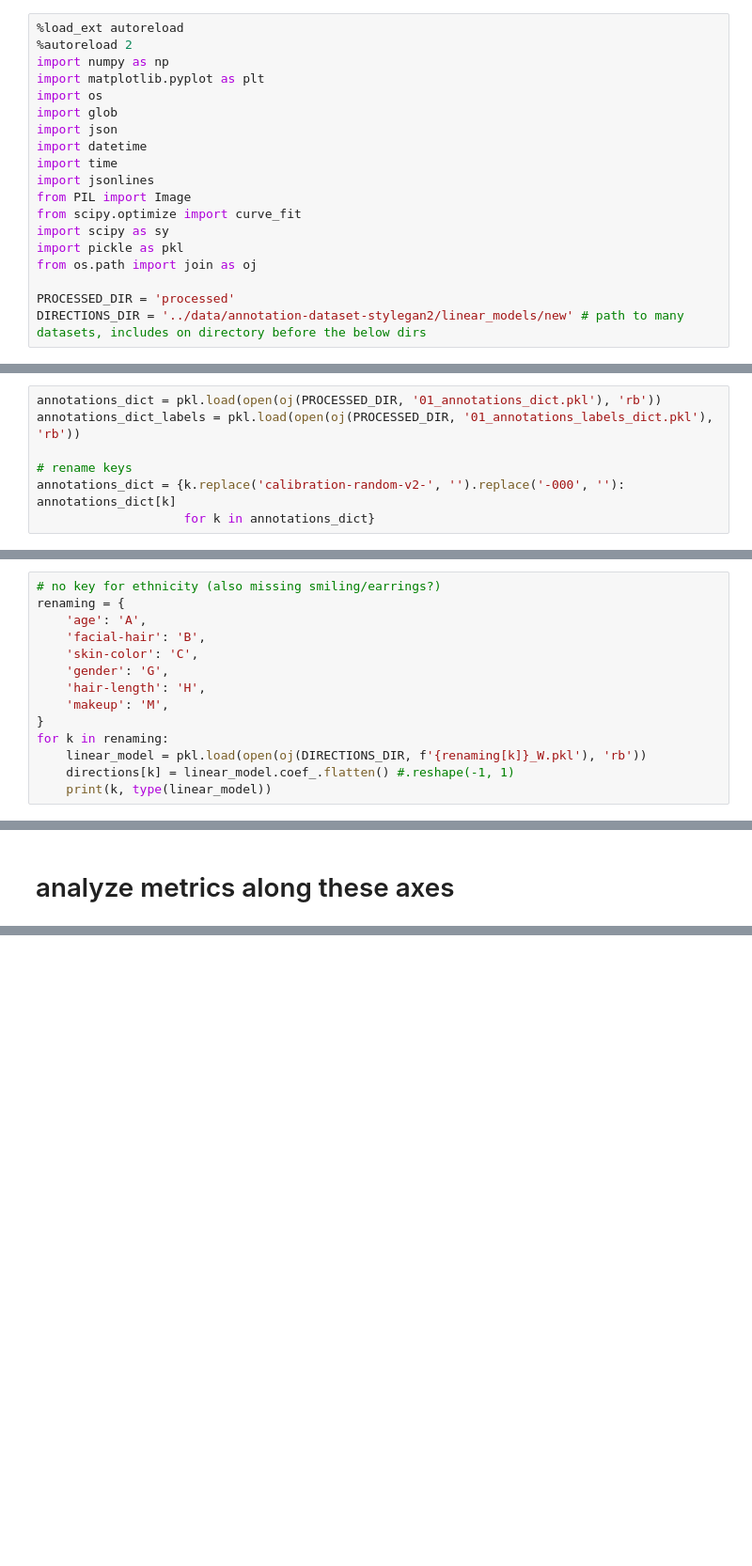
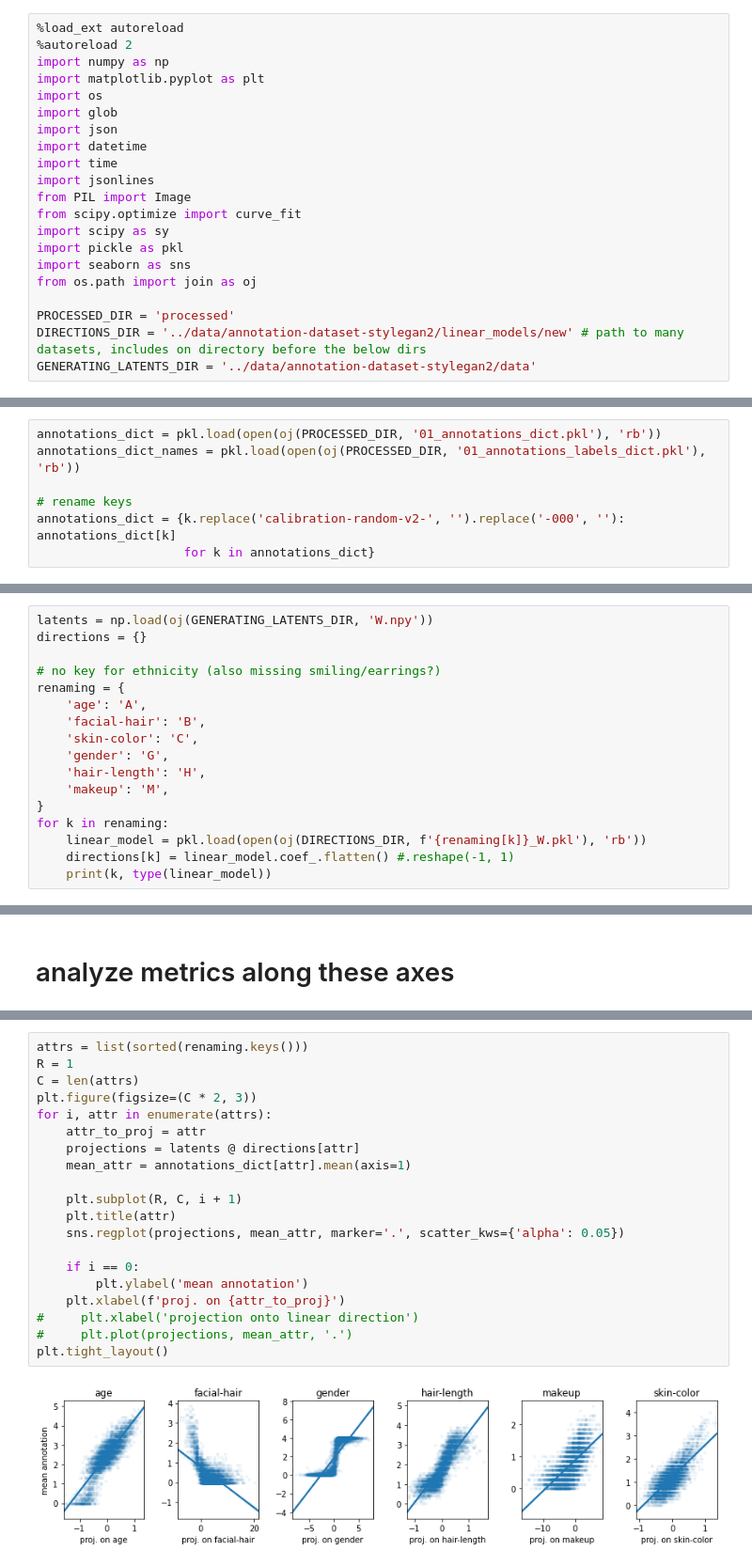
Before and after one commit to csinva/matching-with-gans, a Jupyter notebook: src/02_analyze_linear_vectors.ipynb, the cells around one changed output, grey strips where cells are left out. Shown at 94% size. Saved outputs shown, nothing was run; the diff lists cells and outputs as text; blank space fills up the shorter version.

```diff
--- a/src/02_analyze_linear_vectors.ipynb
+++ b/src/02_analyze_linear_vectors.ipynb
@@ -13,10 +13,12 @@ from PIL import Image
 from scipy.optimize import curve_fit
 import scipy as sy
 import pickle as pkl
+import seaborn as sns
 from os.path import join as oj
 
 PROCESSED_DIR = 'processed'
 DIRECTIONS_DIR = '../data/annotation-dataset-stylegan2/linear_models/new' # path to many datasets, includes on directory before the below dirs
+GENERATING_LATENTS_DIR = '../data/annotation-dataset-stylegan2/data'
 # %% [output]
 The autoreload extension is already loaded. To reload it, use:
   %reload_ext autoreload
@@ -24,7 +28,7 @@ The autoreload extension is already loaded. To reload it, use:
 **load annotations in different directions**
 # %%
 annotations_dict = pkl.load(open(oj(PROCESSED_DIR, '01_annotations_dict.pkl'), 'rb'))
-annotations_dict_labels = pkl.load(open(oj(PROCESSED_DIR, '01_annotations_labels_dict.pkl'), 'rb'))
+annotations_dict_names = pkl.load(open(oj(PROCESSED_DIR, '01_annotations_labels_dict.pkl'), 'rb'))
 
 # rename keys
 annotations_dict = {k.replace('calibration-random-v2-', '').replace('-000', ''): annotations_dict[k]
@@ -32,6 +36,9 @@ annotations_dict = {k.replace('calibration-random-v2-', '').replace('-000', ''):
 # %% [markdown]
 **load directions for linear models**
 # %%
+latents = np.load(oj(GENERATING_LATENTS_DIR, 'W.npy'))
+directions = {}
+
 # no key for ethnicity (also missing smiling/earrings?)
 renaming = {
     'age': 'A',
@@ -60,0 +71,22 @@ np.dot(directions['age'], directions['skin-color'])
+# %%
+attrs = list(sorted(renaming.keys()))
+R = 1
+C = len(attrs)
+plt.figure(figsize=(C * 2, 3))
+for i, attr in enumerate(attrs):
+    attr_to_proj = attr
+    projections = latents @ directions[attr]
+    mean_attr = annotations_dict[attr].mean(axis=1)
+
+    plt.subplot(R, C, i + 1)
+    plt.title(attr)
+    sns.regplot(projections, mean_attr, marker='.', scatter_kws={'alpha': 0.05})
+
+    if i == 0:
+        plt.ylabel('mean annotation')
+    plt.xlabel(f'proj. on {attr_to_proj}')
+#     plt.xlabel('projection onto linear direction')
+#     plt.plot(projections, mean_attr, '.')
+plt.tight_layout()
+# %% [output]
+[figure, added]
```
Also changed, not shown: parts of 11 cells of this notebook, 3 other files.
